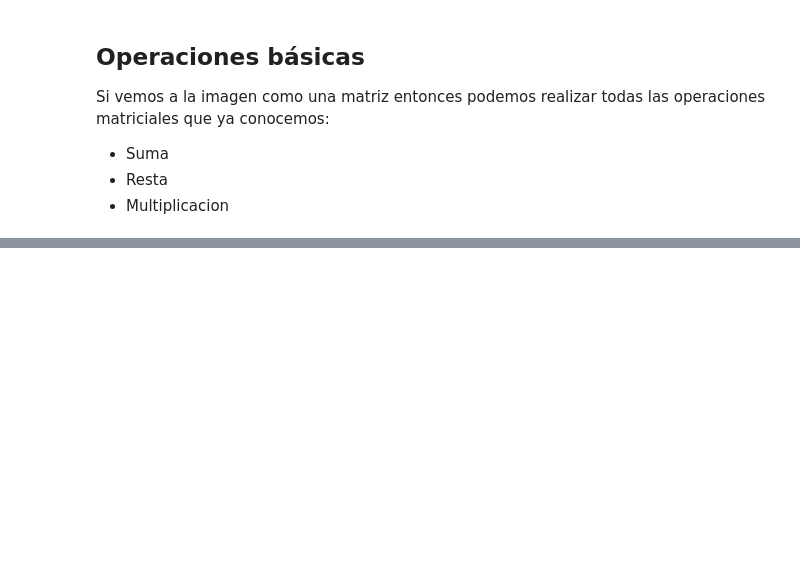
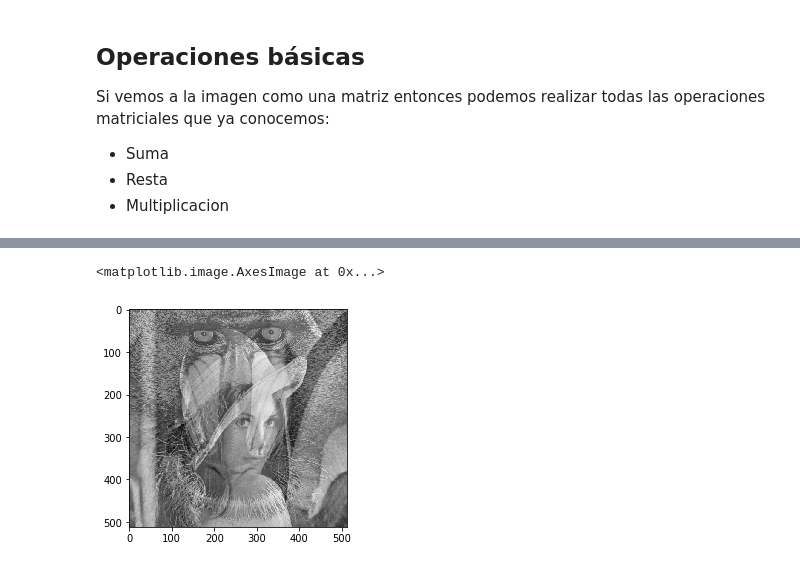
Before and after one commit to irvingvasquez/vision_programas, a Jupyter notebook: 02_geometria/01_operaciones_basicas.ipynb, the cells around one changed output, grey strips where cells are left out. Cells and saved outputs as stored; diff of their text form; code cells hidden in the pictures; blank space fills up the shorter version.

```diff
--- a/02_geometria/01_operaciones_basicas.ipynb
+++ b/02_geometria/01_operaciones_basicas.ipynb
@@ -67,0 +104,7 @@ plt.imshow(img_resta)
+# %%
+alpha = 0.5
+img_suma2 = cv2.addWeighted(gray_image, alpha, gray_image2, 1-alpha,0)
+plt.imshow(img_suma2, cmap='gray')
+# %% [output]
+<matplotlib.image.AxesImage at 0x...>
+[figure, added]
```
Also changed, not shown: parts of 8 cells of this notebook, 4 other files.
